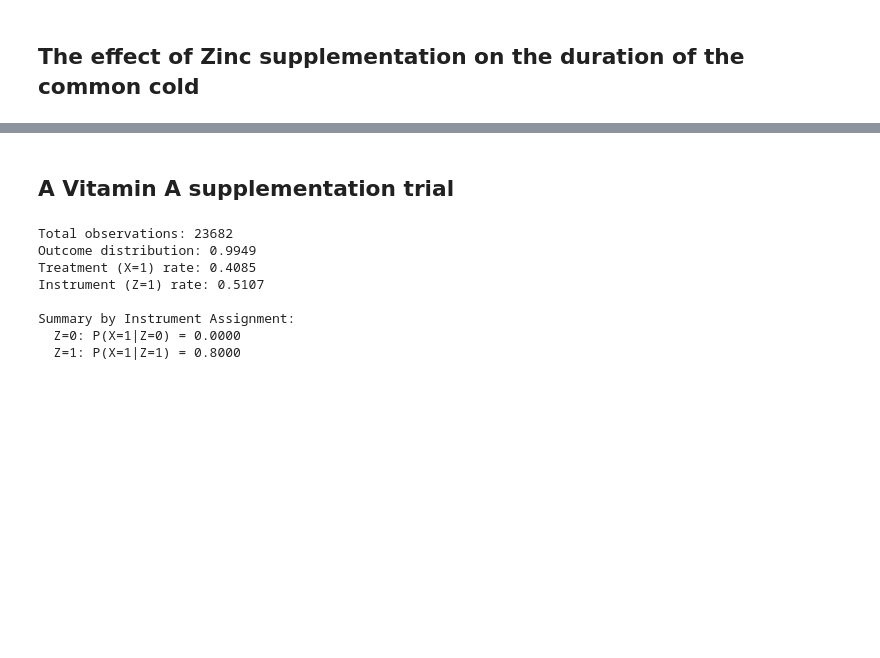
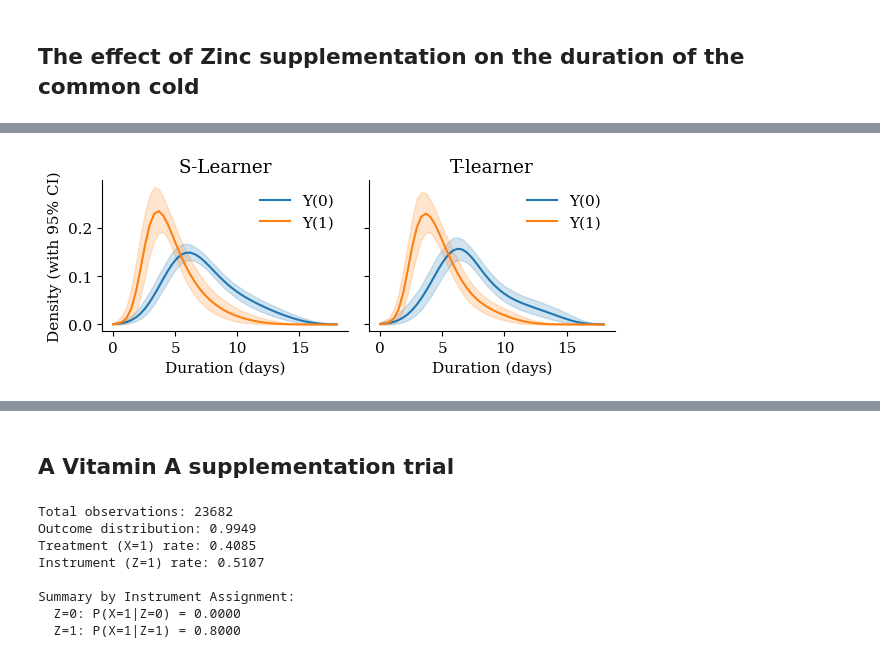
Before and after one commit to gregorsteiner/CausalMP, a Jupyter notebook: Real_Examples.ipynb, the cells around one changed output, grey strips where cells are left out. Saved outputs shown, nothing was run; the diff lists cells and outputs as text; code cells hidden in the pictures; blank space fills up the shorter version.

```diff
--- a/Real_Examples.ipynb
+++ b/Real_Examples.ipynb
@@ -26,7 +26,7 @@ mu_y = y.mean()
 sig_y = y.std()
 y_std = (y - mu_y) / sig_y
 
-# run analysis â€” grid on standardised scale
+# run analysis — grid on standardised scale
 T = 5000
 B = 500
 
@@ -34,7 +34,7 @@ y_grid_orig = np.linspace(0, 18, 50)
 y_grid_std = (y_grid_orig - mu_y) / sig_y
 
 # single learner approach
-res = mp_causal_density(y_std, x, w, y_grid_std, B, T)
+res = mp_causal_density_diagnostic(y_std, x, w, y_grid_std, B, T)
 
 # twin learner approach
-res_t = mp_causal_density(y_std, x, w, y_grid_std, B, T, learner="t")
+res_t = mp_causal_density_diagnostic(y_std, x, w, y_grid_std, B, T, learner="t")
@@ -41,5 +59,5 @@ res_t = mp_causal_density(y_std, x, w, y_grid_std, B, T, learner="t")
 # %%
-fig, axes = plt.subplots(1, 2, figsize=(6, 3), sharey=True)
+fig, axes = plt.subplots(1, 2, figsize=(6, 2.5), sharey=True)
 
 plt.rcParams.update({
     "font.family":      "serif",
@@ -48,30 +66,32 @@ plt.rcParams.update({
     "axes.spines.right":False,
     "axes.linewidth":   0.8,
     "xtick.direction":  "out",
     "ytick.direction":  "out",
 })
 
 # --- Panel 1: S-Learner ---
 ax = axes[0]
 ax.plot(y_grid_orig, res['x_0']['mean'] / sig_y, label="Y(0)", color='tab:blue')
 ax.fill_between(y_grid_orig, res['x_0']['low'] / sig_y, res['x_0']['high'] / sig_y, color='tab:blue', alpha=0.2)
 ax.plot(y_grid_orig, res['x_1']['mean'] / sig_y, label="Y(1)", color='tab:orange')
 ax.fill_between(y_grid_orig, res['x_1']['low'] / sig_y, res['x_1']['high'] / sig_y, color='tab:orange', alpha=0.2)
 ax.set_xlabel("Duration (days)")
 ax.set_ylabel("Density (with 95% CI)")
 ax.set_title("S-Learner")
 ax.legend(frameon=False)
 
 # --- Panel 2: T-learner ---
 ax = axes[1]
 ax.plot(y_grid_orig, res_t['x_0']['mean'] / sig_y, label="Y(0)", color='tab:blue')
 ax.fill_between(y_grid_orig, res_t['x_0']['low'] / sig_y, res_t['x_0']['high'] / sig_y, color='tab:blue', alpha=0.2)
 ax.plot(y_grid_orig, res_t['x_1']['mean'] / sig_y, label="Y(1)", color='tab:orange')
 ax.fill_between(y_grid_orig, res_t['x_1']['low'] / sig_y, res_t['x_1']['high'] / sig_y, color='tab:orange', alpha=0.2)
 ax.set_xlabel("Duration (days)")
 ax.set_title("T-learner")
 ax.legend(frameon=False)
 
 plt.tight_layout()
 plt.savefig('Figures/ZincExample.pdf', dpi=300, bbox_inches='tight')
 plt.show()
+# %% [output]
+[figure, added]
```
Also changed, not shown: parts of 6 cells of this notebook, 3 other files.
